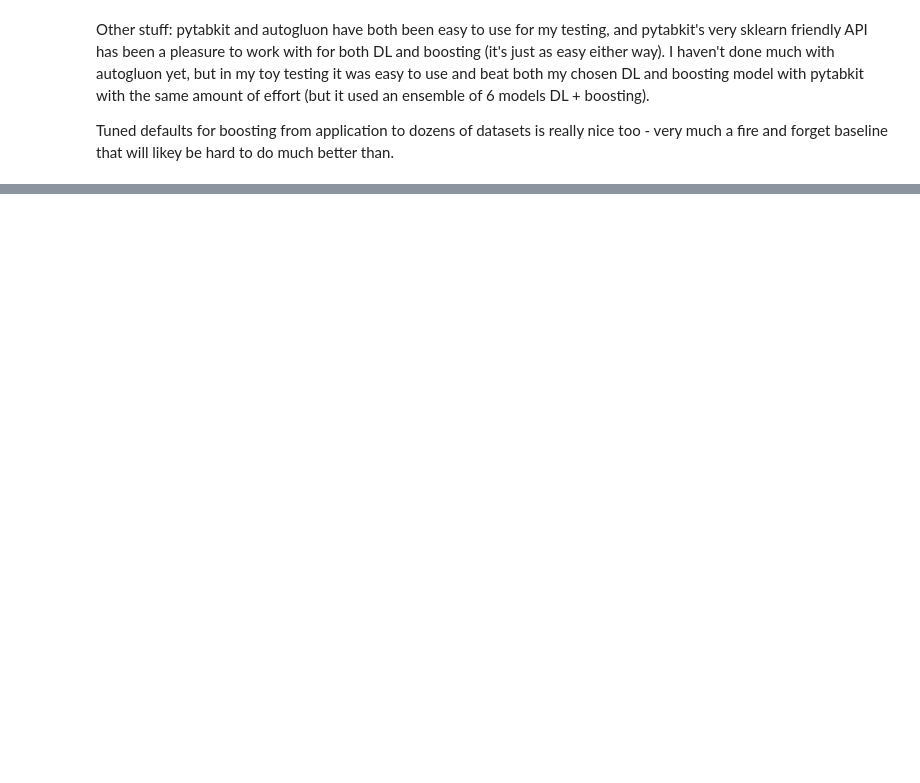
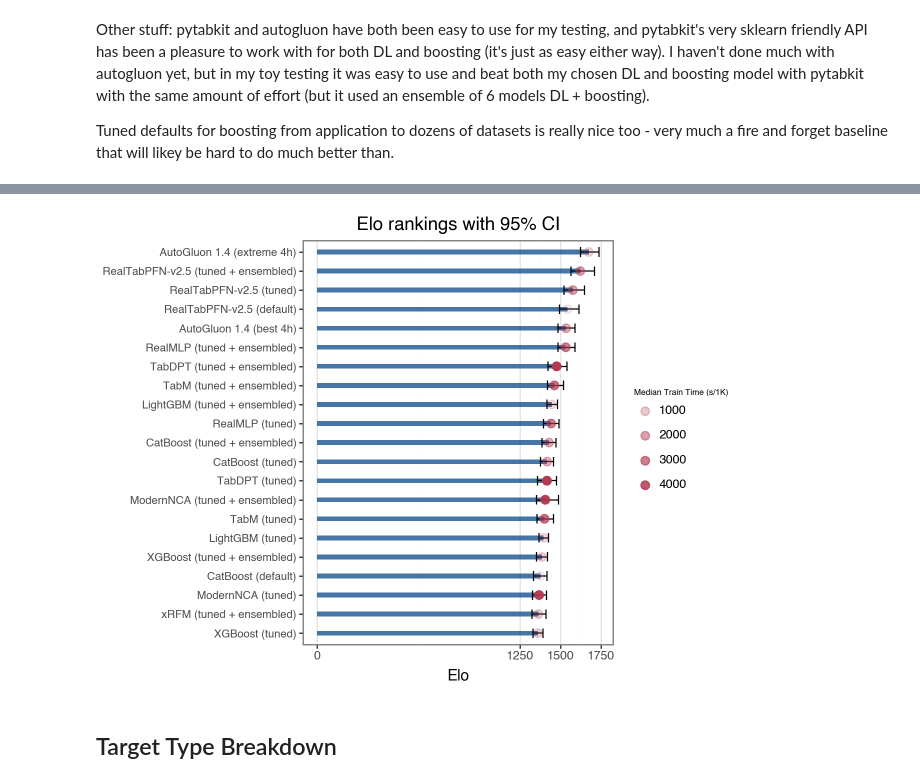
Before and after one commit to m-clark/m-clark.github.io, a Jupyter notebook: posts/2026-03-01-dl-for-tabular-foundational/explore_tabarena.ipynb, the cells around one changed output, grey strips where cells are left out. Drawn from its saved outputs; the diff is of its cells as text; code cells hidden in the pictures; blank space fills up the shorter version.

```diff
--- a/posts/2026-03-01-dl-for-tabular-foundational/explore_tabarena.ipynb
+++ b/posts/2026-03-01-dl-for-tabular-foundational/explore_tabarena.ipynb
@@ -555,0 +647,6 @@ Tuned defaults for boosting from application to dozens of datasets is really nic
+# %%
+fp = "../../data/dl-foundational/elo.csv"  # relative to repo root
+df = pd.read_csv(fp)
+
+# Ensure Elo is numeric
+df['Elo'] = pd.to_numeric(df['Elo'], errors='coerce')
@@ -555,0 +662,41 @@ Tuned defaults for boosting from application to dozens of datasets is really nic
+# %%
+# Parse "Elo 95% CI" strings like "+39/-39" into numeric bounds
+ci = df['Elo 95% CI'].astype(str).str.strip()
+ci_parts = ci.str.split('/', expand=True)
+ci_up = ci_parts[0].str.replace('+', '').str.replace(' ', '').astype(int)
+ci_dn = ci_parts[1].str.replace('-', '').str.replace(' ', '').astype(int)
+
+df['Elo_low'] = df['Elo'] - ci_dn
+df['Elo_high'] = df['Elo'] + ci_up
+
+# Order by Elo descending for plotting
+df = df.sort_values('Elo', ascending=True)  # ascending=True because we'll flip coordinates
+df['Model'] = pd.Categorical(df['Model'], categories=df['Model'], ordered=True)
+
+# Build plotnine plot: geom_col (bar), geom_errorbar (CI) and geom_point (lollipop head)
+p = (
+    ggplot(df, aes(x='Model', y='Elo'))
+    + geom_col(fill='#084887', width=0.25, alpha=0.75)
+    + geom_errorbar(aes(ymin='Elo_low', ymax='Elo_high'), width=0.5, color='black')
+    + geom_point(aes(alpha = 'Median Train Time (s/1K)'), color='#b33951', size= 3)
+    + coord_flip()
+    + guides(size=guide_legend(title='Median Train Time (s/1K)'))
+    + labs(x='', y='Elo', title='Elo rankings with 95% CI')
+    # + scale_size_continuous(trans='log10', breaks=[1, 10, 100, 1000, 5000], labels=['1', '10', '100', '1000', '5000'])
+    # + scale_alpha_continuous(range=(1, .1), breaks=[10, 100, 1000, 4000], )
+    + scale_y_continuous(breaks=[0, 1250, 1500, 1750])
+    + theme_minimal()
+    + theme_bw()
+    + theme(
+        panel_grid_major_y=element_blank(),
+        axis_text_y=element_text(size=8),
+        legend_key=element_blank(),
+        legend_title=element_text(size=6, weight='bold'),
+    )
+)
+
+p.show()
+# %% [output]
+[figure, added]
+# %% [markdown]
+## Target Type Breakdown
```
Also changed, not shown: parts of 16 cells of this notebook, 4 other files.
